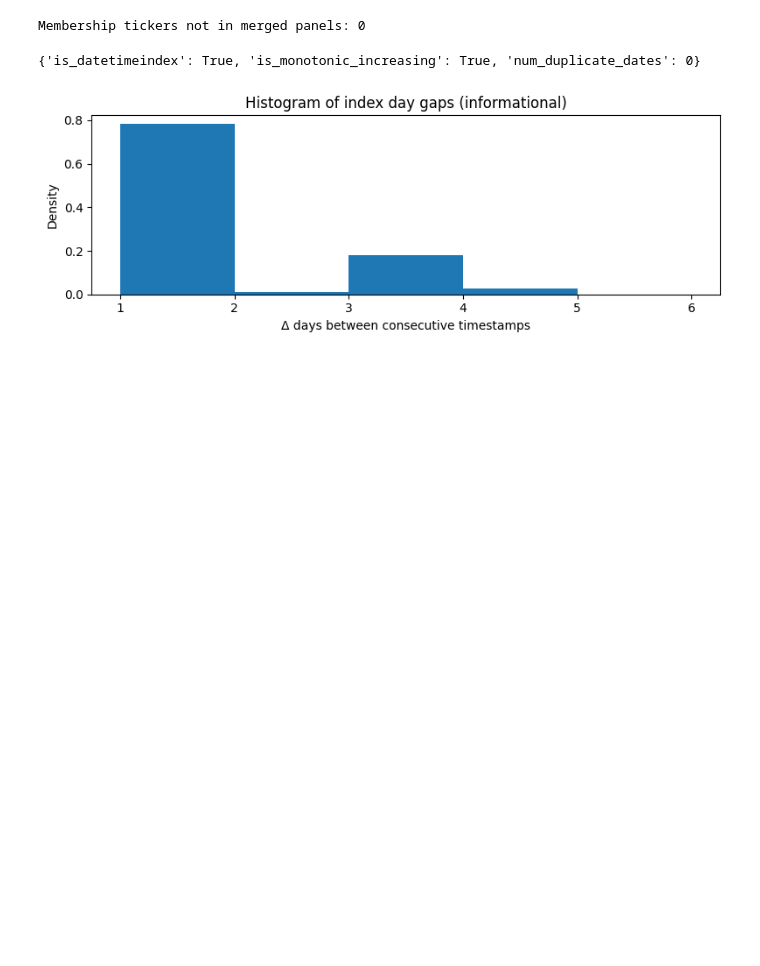
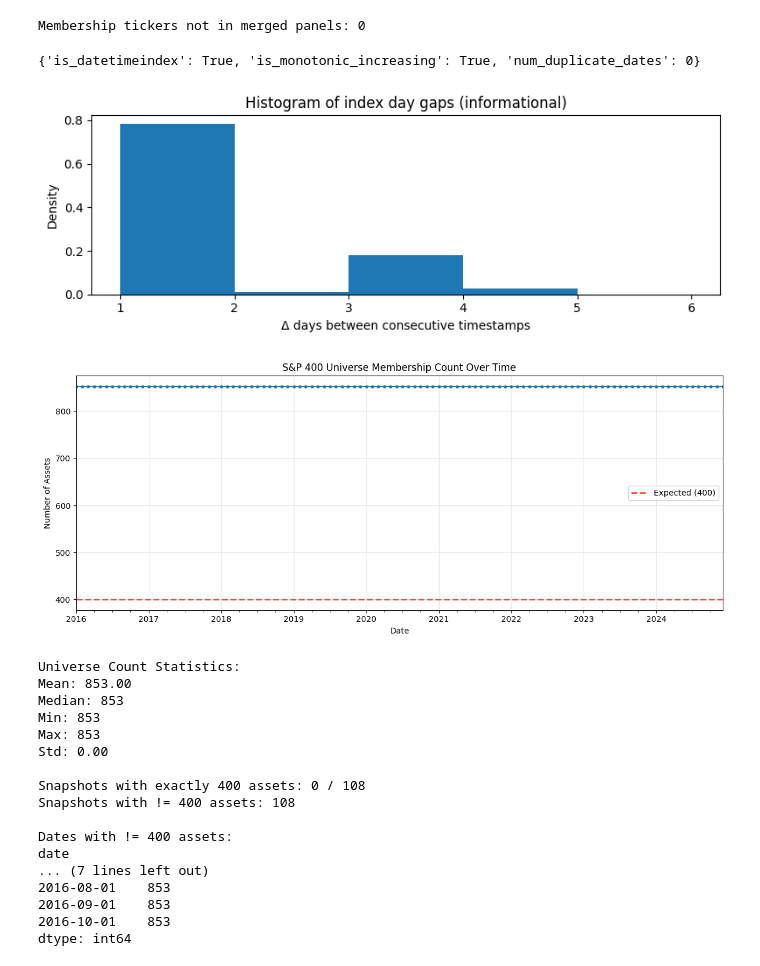
Before and after one commit to BrianIsaac/FinanceCoding, a Jupyter notebook: portfolio-ml/notebooks/data_exploration.ipynb, the cells around one changed output. Drawn from its saved outputs; the diff is of its cells as text; code cells hidden in the pictures; blank space fills up the shorter version.

```diff
--- a/portfolio-ml/notebooks/data_exploration.ipynb
+++ b/portfolio-ml/notebooks/data_exploration.ipynb
@@ -234,0 +233,58 @@ assert qa_a["num_duplicate_dates"] == 0, "Duplicate dates present."
+# %%
+# Universe membership count verification for SP400
+# Load the monthly snapshots to check if S&P400 consistently has 400 assets
+snapshots = pd.read_csv("old-data/processed/universe_snapshots_monthly.csv", parse_dates=["date"])
+
+# Filter for SP400 only
+sp400_snapshots = snapshots[snapshots['index_name'] == 'SP400']
+
+# Count assets per date
+universe_counts = sp400_snapshots.groupby("date").size().sort_index()
+
+# Plot the counts over time
+plt.figure(figsize=(12, 5))
+universe_counts.plot(marker='o', markersize=3, linewidth=1.5)
+plt.axhline(y=400, color='r', linestyle='--', linewidth=2, label='Expected (400)', alpha=0.7)
+plt.title("S&P 400 Universe Membership Count Over Time")
+plt.xlabel("Date")
+plt.ylabel("Number of Assets")
+plt.legend()
+plt.grid(True, alpha=0.3)
+plt.tight_layout()
+plt.savefig(OUTDIR/"fig_universe_count_verification.png", dpi=160)
+plt.show()
+
+# Summary statistics
+print(f"\nUniverse Count Statistics:")
+print(f"Mean: {universe_counts.mean():.2f}")
+print(f"Median: {universe_counts.median():.0f}")
+print(f"Min: {universe_counts.min()}")
+print(f"Max: {universe_counts.max()}")
+print(f"Std: {universe_counts.std():.2f}")
+print(f"\nSnapshots with exactly 400 assets: {(universe_counts == 400).sum()} / {len(universe_counts)}")
+print(f"Snapshots with != 400 assets: {(universe_counts != 400).sum()}")
+
+# Show dates with deviations
+if (universe_counts != 400).any():
+    deviations = universe_counts[universe_counts != 400]
+    print(f"\nDates with != 400 assets:")
+    print(deviations.head(10))
+# %% [output]
+[figure, added]
+Universe Count Statistics:
+Mean: 853.00
+Median: 853
+Min: 853
+Max: 853
+Std: 0.00
+
+Snapshots with exactly 400 assets: 0 / 108
+Snapshots with != 400 assets: 108
+
+Dates with != 400 assets:
+date
+... (7 lines left out)
+2016-08-01    853
+2016-09-01    853
+2016-10-01    853
+dtype: int64
```
Also changed, not shown: parts of 2 cells of this notebook, 6 other files.
